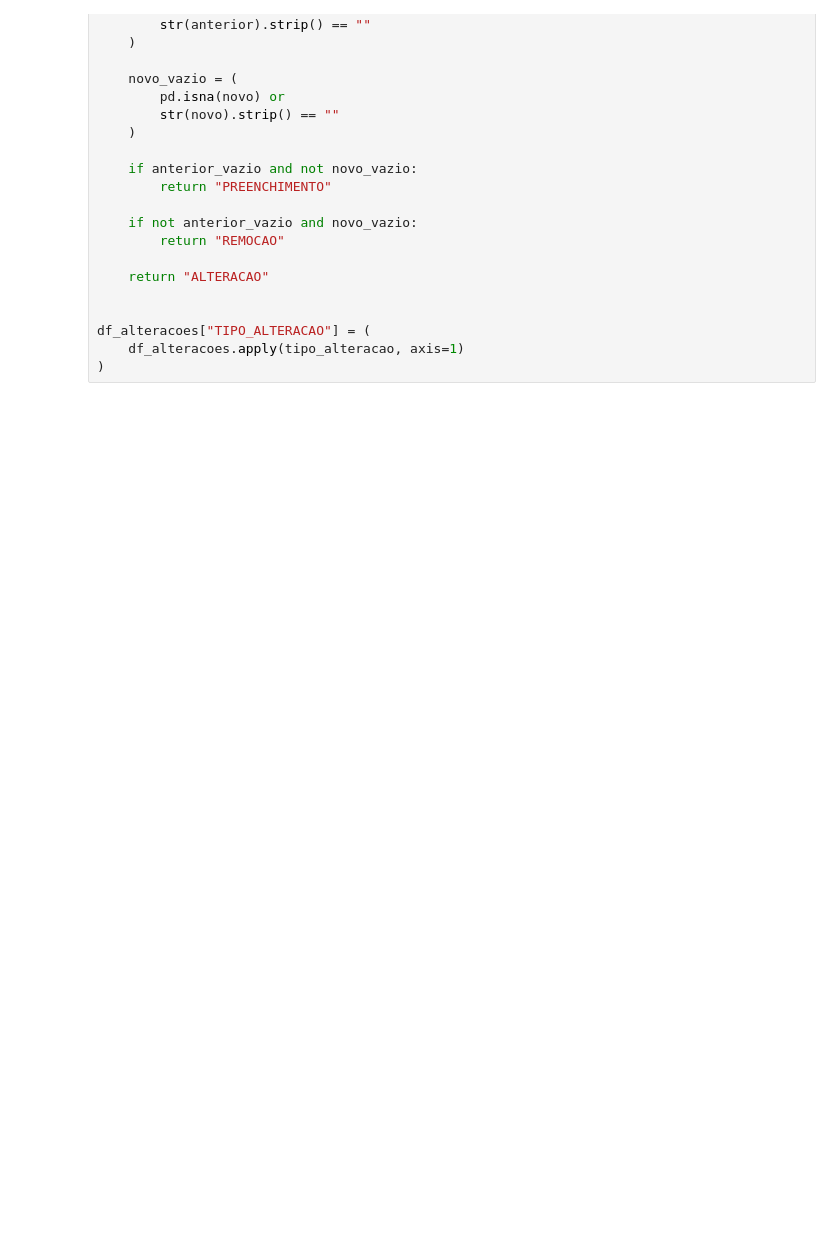
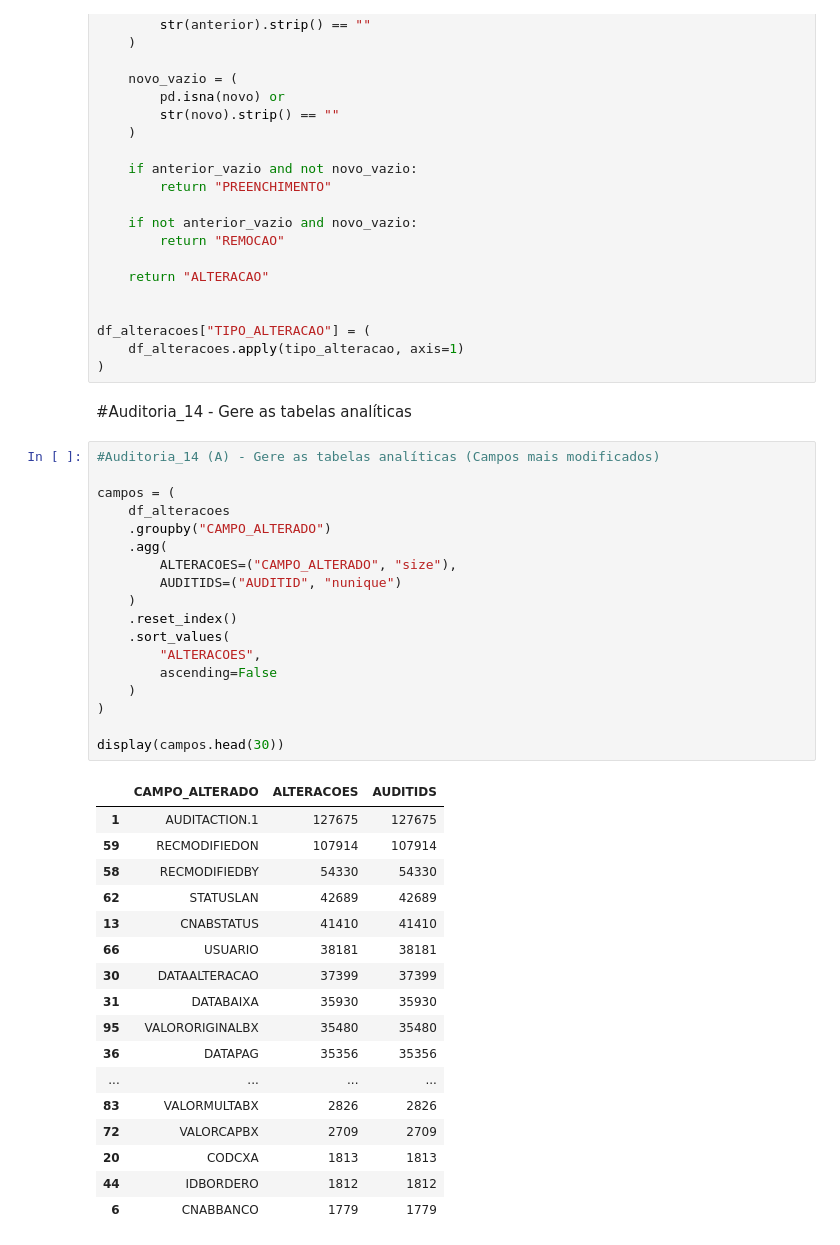
Before and after one commit to 4501050/CIATA_Database, a Jupyter notebook: FLAN_AUDITORIA/full.ipynb, the cells around one changed output. Drawn from its saved outputs; the diff is of its cells as text; blank space fills up the shorter version.

```diff
--- a/FLAN_AUDITORIA/full.ipynb
+++ b/FLAN_AUDITORIA/full.ipynb
@@ -701,3 +701,41 @@ def tipo_alteracao(row):
 df_alteracoes["TIPO_ALTERACAO"] = (
     df_alteracoes.apply(tipo_alteracao, axis=1)
 )
+# %% [markdown]
+#Auditoria_14 - Gere as tabelas analíticas
+# %%
+#Auditoria_14 (A) - Gere as tabelas analíticas (Campos mais modificados)
+
+campos = (
+    df_alteracoes
+    .groupby("CAMPO_ALTERADO")
+    .agg(
+        ALTERACOES=("CAMPO_ALTERADO", "size"),
+        AUDITIDS=("AUDITID", "nunique")
+    )
+    .reset_index()
+    .sort_values(
+        "ALTERACOES",
+        ascending=False
+    )
+)
+
+display(campos.head(30))
+# %% [output]
+|  | CAMPO_ALTERADO | ALTERACOES | AUDITIDS |
+| 1 | AUDITACTION.1 | 127675 | 127675 |
+| 59 | RECMODIFIEDON | 107914 | 107914 |
+| 58 | RECMODIFIEDBY | 54330 | 54330 |
+| 62 | STATUSLAN | 42689 | 42689 |
+| 13 | CNABSTATUS | 41410 | 41410 |
+| 66 | USUARIO | 38181 | 38181 |
+| 30 | DATAALTERACAO | 37399 | 37399 |
+| 31 | DATABAIXA | 35930 | 35930 |
+| 95 | VALORORIGINALBX | 35480 | 35480 |
+| 36 | DATAPAG | 35356 | 35356 |
+| ... | ... | ... | ... |
+| 83 | VALORMULTABX | 2826 | 2826 |
+| 72 | VALORCAPBX | 2709 | 2709 |
+| 20 | CODCXA | 1813 | 1813 |
+| 44 | IDBORDERO | 1812 | 1812 |
+| 6 | CNABBANCO | 1779 | 1779 |
```
Also changed, not shown: parts of 3 cells of this notebook, 1 other file.
